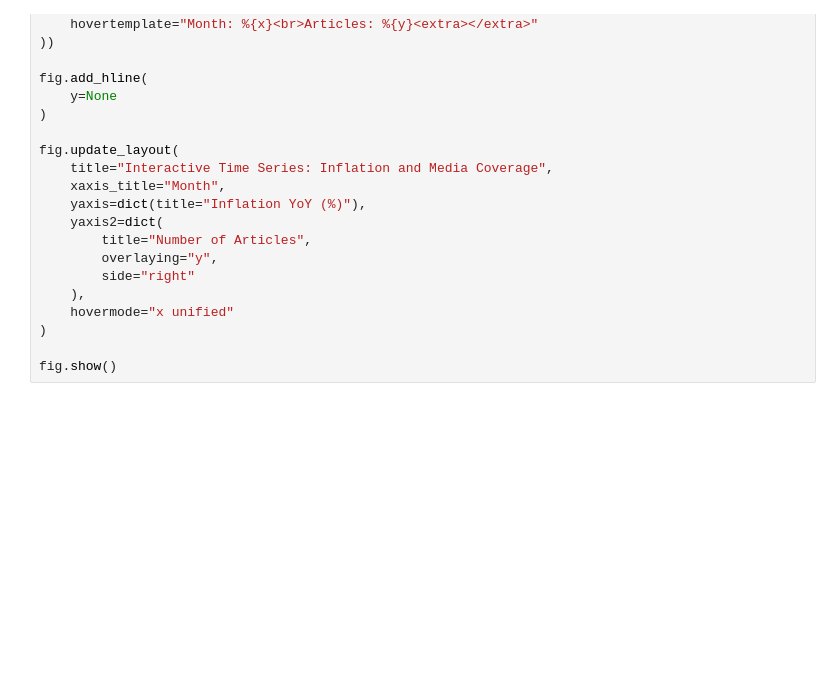
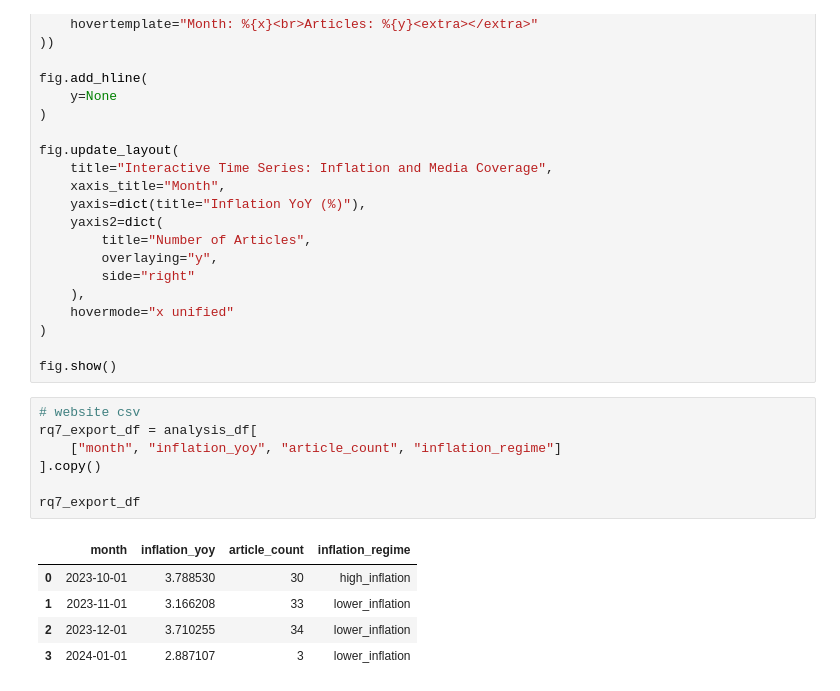
Before and after one commit to ceydadutbjk-commits/DataScienceProject, a Jupyter notebook: inflation_project/raw_data/Research_Q7.ipynb, the cells around one changed output. Drawn from its saved outputs; the diff is of its cells as text; blank space fills up the shorter version.

```diff
--- a/inflation_project/raw_data/Research_Q7.ipynb
+++ b/inflation_project/raw_data/Research_Q7.ipynb
@@ -341,3 +344,16 @@ fig.update_layout(
 )
 
 fig.show()
+# %%
+# website csv
+rq7_export_df = analysis_df[
+    ["month", "inflation_yoy", "article_count", "inflation_regime"]
+].copy()
+
+rq7_export_df
+# %% [output]
+|  | month | inflation_yoy | article_count | inflation_regime |
+| 0 | 2023-10-01 | 3.788530 | 30 | high_inflation |
+| 1 | 2023-11-01 | 3.166208 | 33 | lower_inflation |
+| 2 | 2023-12-01 | 3.710255 | 34 | lower_inflation |
+| 3 | 2024-01-01 | 2.887107 | 3 | lower_inflation |
```
Also changed, not shown: parts of 2 cells of this notebook, 3 other files.
